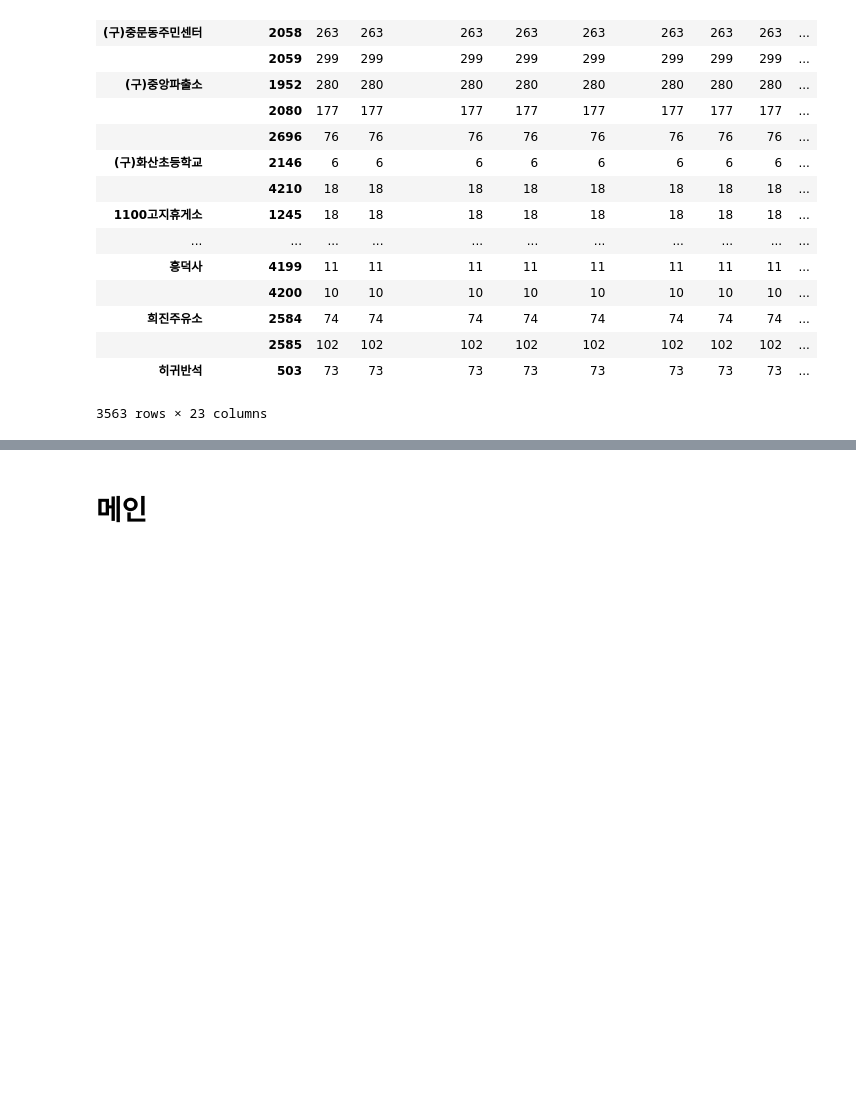
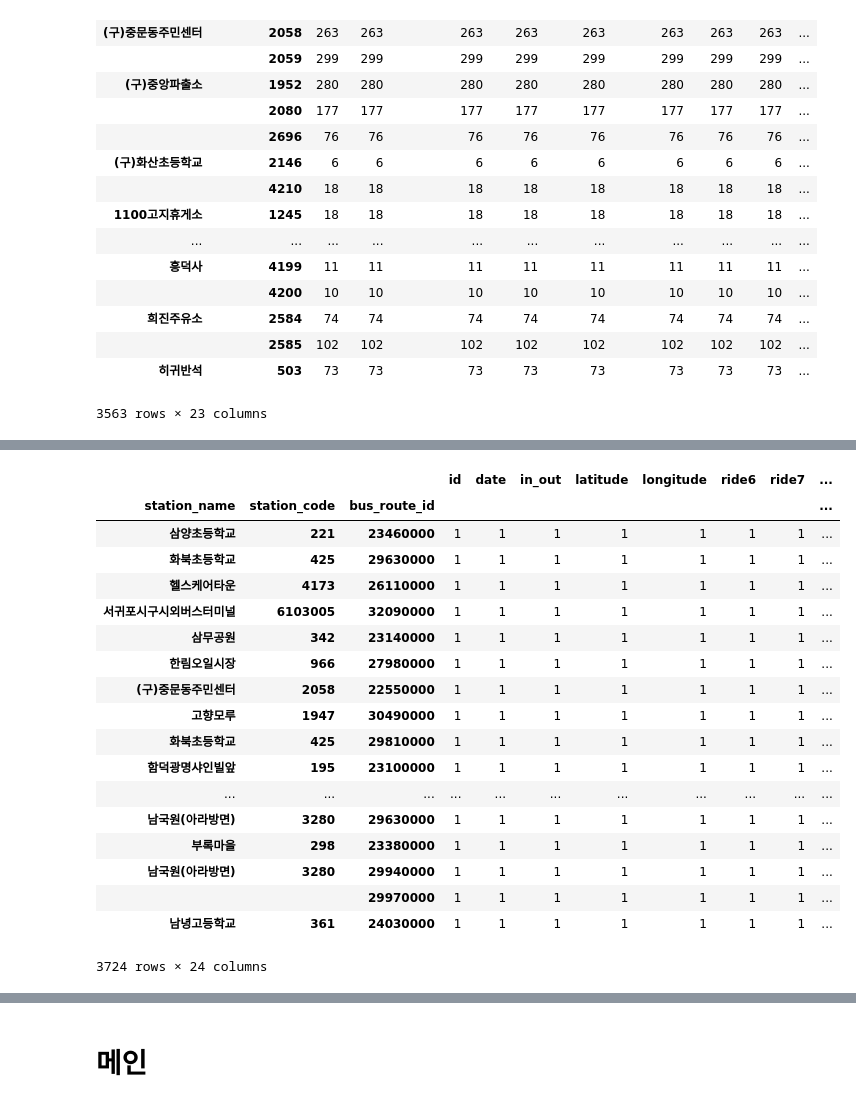
Before and after one commit to juhyunson/Jeju_bus_ride_prediction, a Jupyter notebook: hss/find_station_across.ipynb, the cells around one changed output, grey strips where cells are left out. Drawn from its saved outputs; the diff is of its cells as text; code cells hidden in the pictures; blank space fills up the shorter version.

```diff
--- a/hss/find_station_across.ipynb
+++ b/hss/find_station_across.ipynb
@@ -124,0 +165,22 @@ total.tail()
+# %%
+dd
+# %% [output]
+|  |  |  | id | date | in_out | latitude | longitude | ride6 | ride7 | ... |
+| station_name | station_code | bus_route_id |  |  |  |  |  |  |  | ... |
+| 삼양초등학교 | 221 | 23460000 | 1 | 1 | 1 | 1 | 1 | 1 | 1 | ... |
+| 화북초등학교 | 425 | 29630000 | 1 | 1 | 1 | 1 | 1 | 1 | 1 | ... |
+| 헬스케어타운 | 4173 | 26110000 | 1 | 1 | 1 | 1 | 1 | 1 | 1 | ... |
+| 서귀포시구시외버스터미널 | 6103005 | 32090000 | 1 | 1 | 1 | 1 | 1 | 1 | 1 | ... |
+| 삼무공원 | 342 | 23140000 | 1 | 1 | 1 | 1 | 1 | 1 | 1 | ... |
+| 한림오일시장 | 966 | 27980000 | 1 | 1 | 1 | 1 | 1 | 1 | 1 | ... |
+| (구)중문동주민센터 | 2058 | 22550000 | 1 | 1 | 1 | 1 | 1 | 1 | 1 | ... |
+| 고향모루 | 1947 | 30490000 | 1 | 1 | 1 | 1 | 1 | 1 | 1 | ... |
+| 화북초등학교 | 425 | 29810000 | 1 | 1 | 1 | 1 | 1 | 1 | 1 | ... |
+| 함덕광명샤인빌앞 | 195 | 23100000 | 1 | 1 | 1 | 1 | 1 | 1 | 1 | ... |
+| ... | ... | ... | ... | ... | ... | ... | ... | ... | ... | ... |
+| 남국원(아라방면) | 3280 | 29630000 | 1 | 1 | 1 | 1 | 1 | 1 | 1 | ... |
+| 부록마을 | 298 | 23380000 | 1 | 1 | 1 | 1 | 1 | 1 | 1 | ... |
+| 남국원(아라방면) | 3280 | 29940000 | 1 | 1 | 1 | 1 | 1 | 1 | 1 | ... |
+|  |  | 29970000 | 1 | 1 | 1 | 1 | 1 | 1 | 1 | ... |
+| 남녕고등학교 | 361 | 24030000 | 1 | 1 | 1 | 1 | 1 | 1 | 1 | ... |
+3724 rows × 24 columns
```
Also changed, not shown: parts of 22 cells of this notebook.
